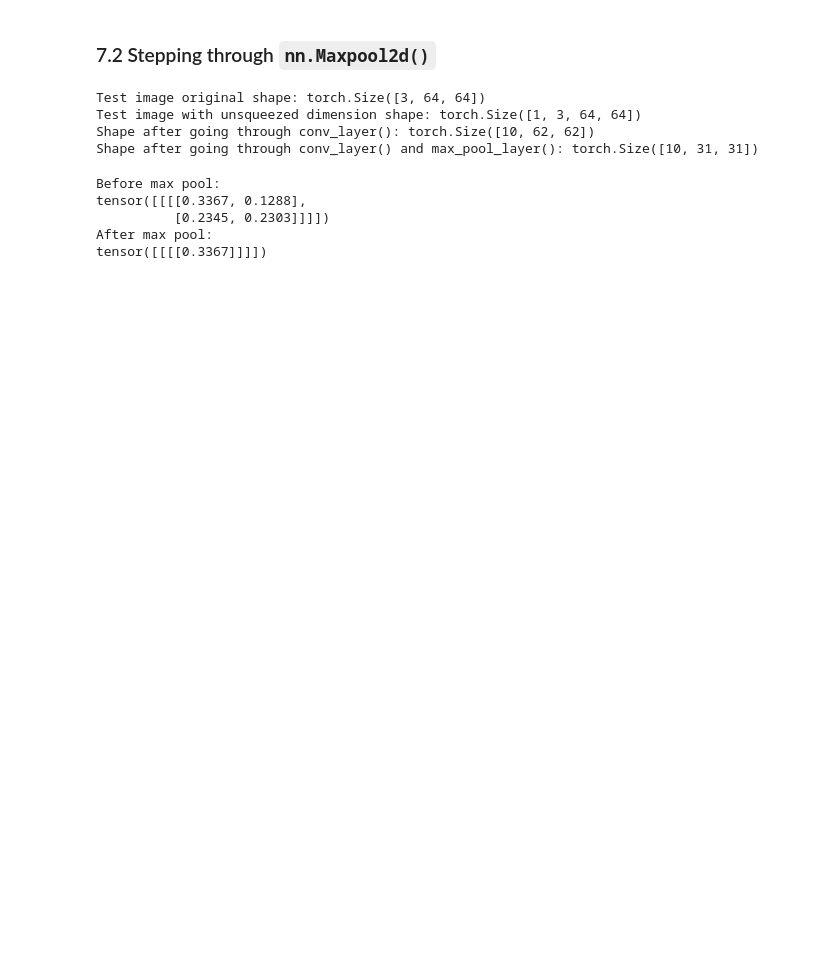
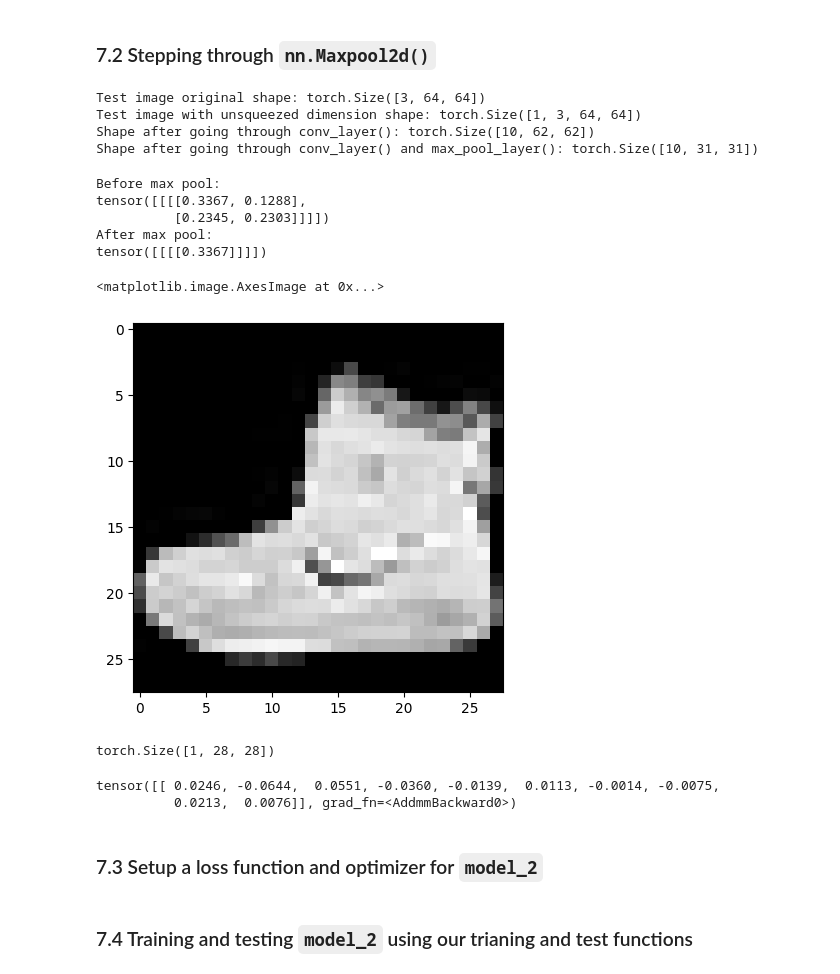
Before and after one commit to Shibarashii/PyTorch-For-Deep-Learning-Bootcamp, a Jupyter notebook: 003. PyTorch Computer Vision/0. 03_pytorch_computer_vision.ipynb, the cells around one changed output. Drawn from its saved outputs; the diff is of its cells as text; code cells hidden in the pictures; blank space fills up the shorter version.

```diff
--- a/003. PyTorch Computer Vision/0. 03_pytorch_computer_vision.ipynb
+++ b/003. PyTorch Computer Vision/0. 03_pytorch_computer_vision.ipynb
@@ -843,3 +846,20 @@ tensor([[[[0.3367, 0.1288],
           [0.2345, 0.2303]]]])
 After max pool:
 tensor([[[[0.3367]]]])
+# %%
+plt.imshow(image.squeeze(), cmap="gray")
+# %% [output]
+<matplotlib.image.AxesImage at 0x...>
+[figure, added]
+# %%
+image.shape
+# %% [output]
+torch.Size([1, 28, 28])
+# %%
+# Pass image through model
+model_2(image.unsqueeze(0))
+# %% [output]
+tensor([[ 0.0246, -0.0644,  0.0551, -0.0360, -0.0139,  0.0113, -0.0014, -0.0075,
+          0.0213,  0.0076]], grad_fn=<AddmmBackward0>)
+# %% [markdown]
+### 7.3 Setup a loss function and optimizer for `model_2`
@@ -845,0 +871,2 @@ tensor([[[[0.3367]]]])
+# %% [markdown]
+### 7.4 Training and testing `model_2` using our trianing and test functions
```
Also changed, not shown: parts of 31 cells of this notebook, 1 other file.
